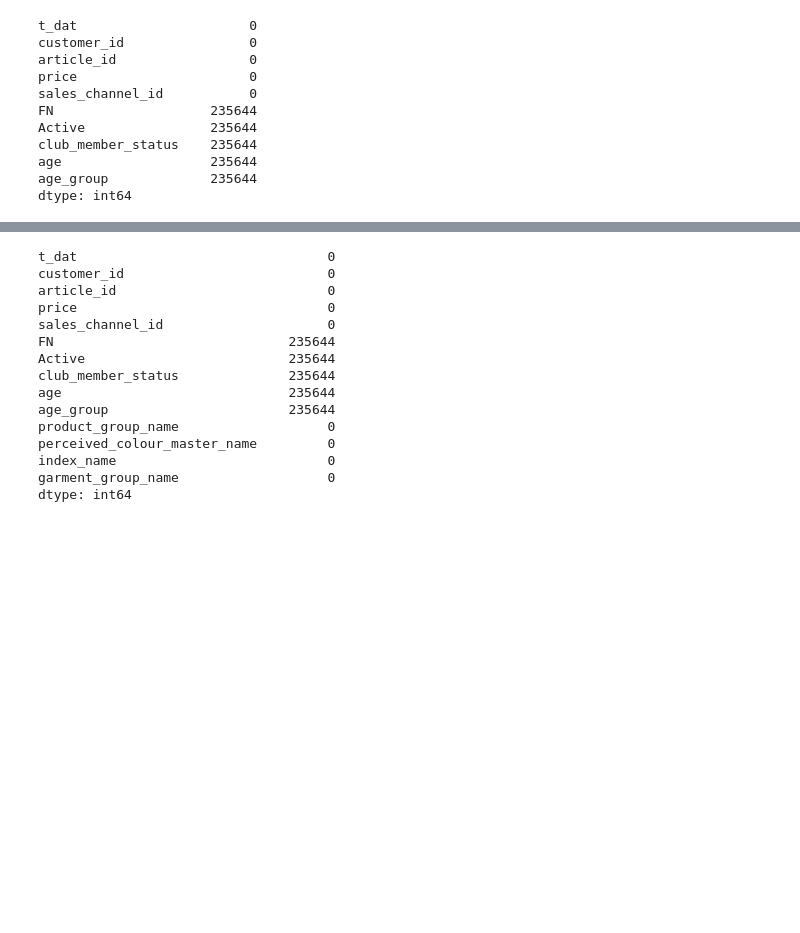
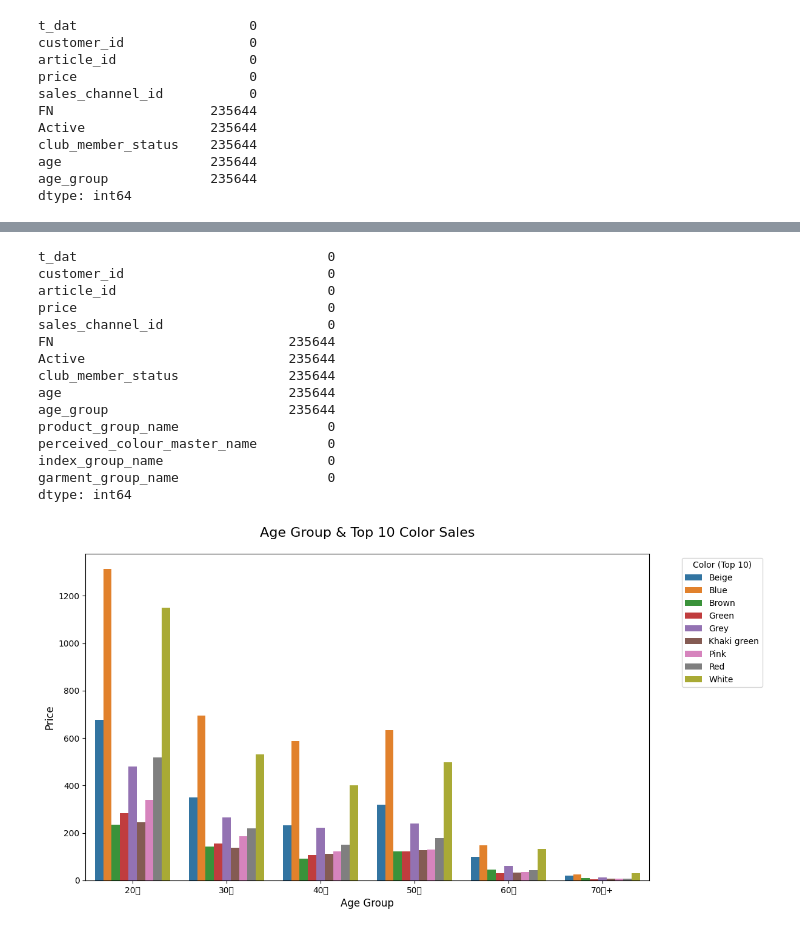
Before and after one commit to KyungminChang/4team-commerce-first-project, a Jupyter notebook: test.ipynb, the cells around one changed output, grey strips where cells are left out. Saved outputs shown, nothing was run; the diff lists cells and outputs as text; code cells hidden in the pictures; blank space fills up the shorter version.

```diff
--- a/test.ipynb
+++ b/test.ipynb
@@ -22,7 +22,7 @@ articles_copy
 # %%
 import pandas as pd
 
-selected_cols = ['article_id', 'product_group_name', 'perceived_colour_master_name', 'index_name', 'garment_group_name']
+selected_cols = ['article_id', 'product_group_name', 'perceived_colour_master_name', 'index_group_name', 'garment_group_name']
 articles_test = pd.read_csv('data/articles_hm.csv', usecols=selected_cols)
 
 garment_mode = articles_test[articles_test['garment_group_name'] != 'Unknown']['garment_group_name'].mode()[0]
@@ -81,9 +81,7 @@ plt.show()
 [figure]
 # %%
 customers_copy2["age_group"] = "10대"
-customers_copy2.loc[customers_copy2["age"] <= 99, "age_group"] = "90대"
-customers_copy2.loc[customers_copy2["age"] <= 89, "age_group"] = "80대"
-customers_copy2.loc[customers_copy2["age"] <= 79, "age_group"] = "70대"
+customers_copy2.loc[customers_copy2["age"] <= 120, "age_group"] = "70대+"
 customers_copy2.loc[customers_copy2["age"] <= 69, "age_group"] = "60대"
 customers_copy2.loc[customers_copy2["age"] <= 59, "age_group"] = "50대"
 customers_copy2.loc[customers_copy2["age"] <= 49, "age_group"] = "40대"
@@ -224,10 +220,40 @@ age                             235644
 age_group                       235644
 product_group_name                   0
 perceived_colour_master_name         0
-index_name                           0
+index_group_name                     0
 garment_group_name                   0
 dtype: int64
 # %%
 #최빈값으로 prduct_group_name Unknwon값 대체 우선 주석처리 할게요
 #pg_mode = tr_cus_ar["product_group_name"].mode()[0]
 #tr_cus_ar["product_group_name"] = tr_cus_ar["product_group_name"].replace("Unknown", pg_mode)
+# %%
+import matplotlib.pyplot as plt
+import seaborn as sb
+#season_map = {
+#   1:'Winter', 2:'Winter',
+#  3:'Spring', 4:'Spring', 5:'Spring',
+#    6:'Summer', 7:'Summer', 8:'Summer',
+#   9:'Fall', 10:'Fall', 11:'Fall',
+#   12:'Winter'}
+#tr_cus_ar['season'] = tr_cus_ar['t_dat'].dt.month.map(season_map)
+
+#나이대와 색상 top10
+color_price = tr_cus_ar.groupby("perceived_colour_master_name")["price"].sum().nlargest(10).index[1:]
+top10_color = tr_cus_ar[tr_cus_ar["perceived_colour_master_name"].isin(color_price)]
+
+plt_color_age = top10_color.groupby(["age_group", "perceived_colour_master_name"])["price"].sum().reset_index()
+
+#그래프
+plt.figure(figsize=(12, 7))
+# 상위 10개 색상만 포함된 데이터(plt_age_price)
+sb.barplot(data=plt_color_age, x="age_group", y="price", hue="perceived_colour_master_name")
+
+plt.title("Age Group & Top 10 Color Sales", fontsize=16, pad=20)
+plt.xlabel("Age Group", fontsize=12)
+plt.ylabel("Price", fontsize=12)
+plt.legend(title="Color (Top 10)", bbox_to_anchor=(1.05, 1), loc="upper left") # 범례를 그래프 밖으로 이동
+
+plt.show()
+# %% [output]
+[figure, added]
```
Also changed, not shown: parts of 7 cells of this notebook.
